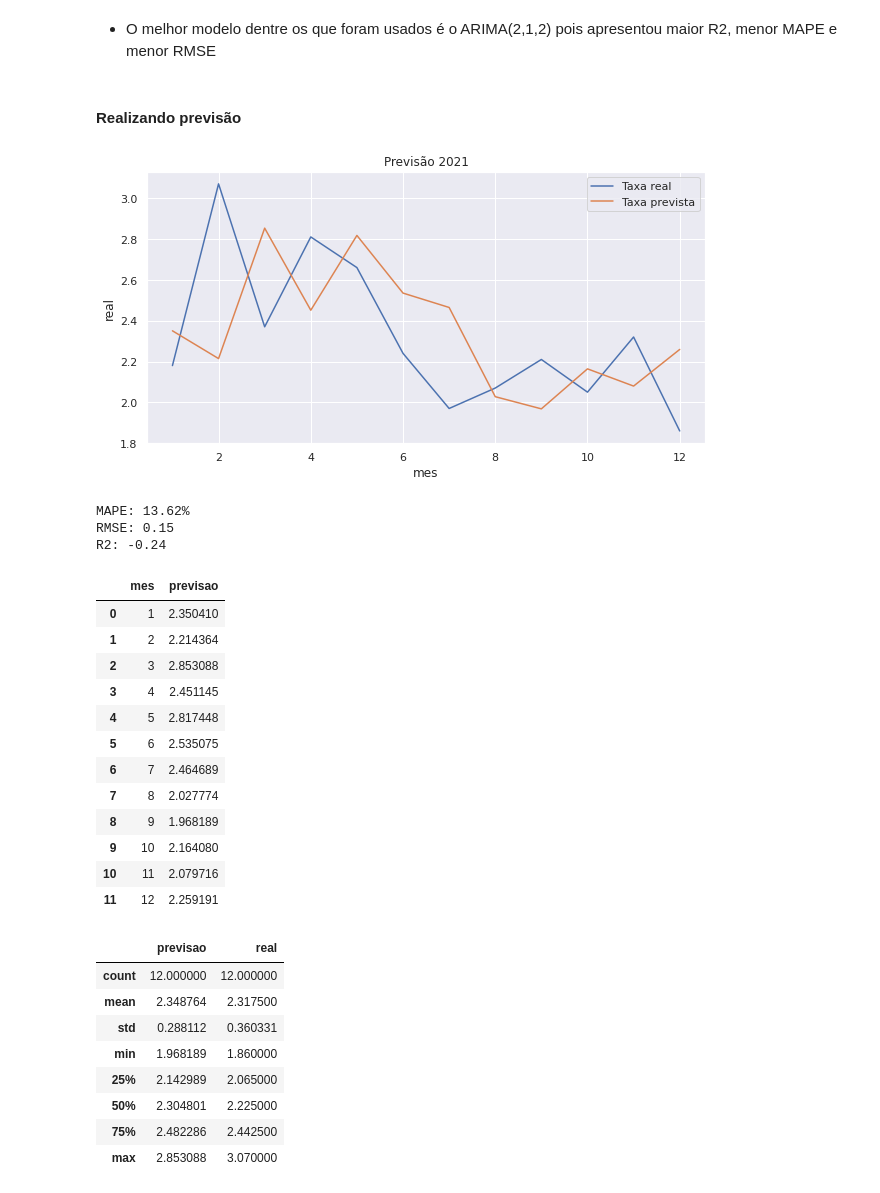
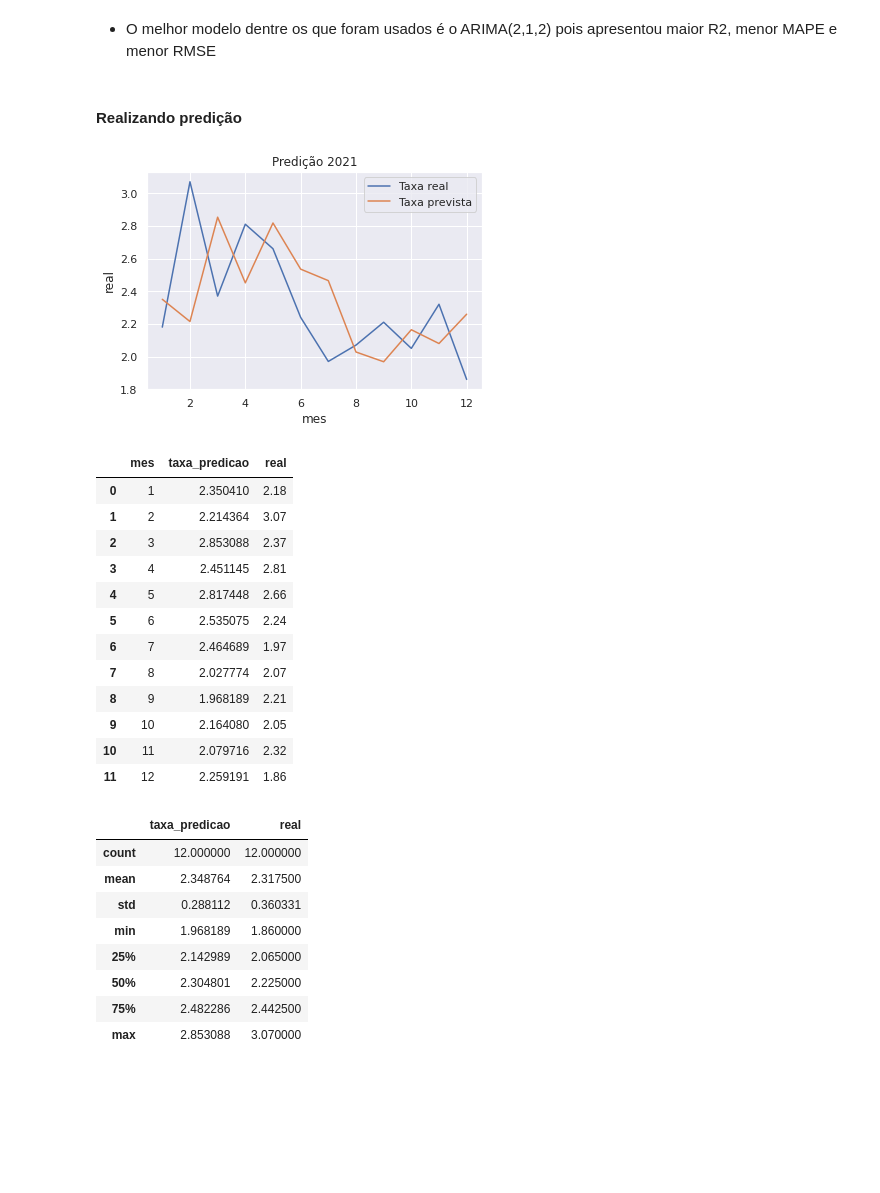
Before and after one commit to danielarruda1000/machine_learn_previsao_letalidade_rj, a Jupyter notebook: TCC.ipynb, the cells around one changed output. Drawn from its saved outputs; the diff is of its cells as text; code cells hidden in the pictures; blank space fills up the shorter version.

```diff
--- a/TCC.ipynb
+++ b/TCC.ipynb
@@ -479,71 +481,68 @@ df_metric
 # %% [markdown]
 * O melhor modelo dentre os que foram usados é o ARIMA(2,1,2) pois apresentou maior R2, menor MAPE e menor RMSE
 # %% [markdown]
-#### Realizando previsão
+#### Realizando predição
 # %%
 previsoes = []
 real = []
 
 for train_range in range(191, 203):
 
   train = df['letalidade_violenta_transformada'][:train_range]
   test = df['letalidade_violenta_transformada'][train_range:].head(1)
 
   arima_model = ARIMA(train, order=(2,1,2))
   model = arima_model.fit()
 
   fc, se, conf = model.forecast(1, alpha=0.05)
   fc_series = pd.Series(fc, index = test.index)
 
   previsoes.append(fc_series.values[0])
   real.append(test.values[0])
 
 # Dataset com as previsoes e valores reais
-validacao = pd.DataFrame({'previsao': previsoes, 'real': real}, columns=['previsao','real'])
+validacao = pd.DataFrame({'taxa_predicao': previsoes, 'real': real}, columns=['taxa_predicao','real'])
 validacao = validacao.reset_index().rename(columns={'index':'mes'})
 validacao['mes']+=1
 
 # Pegando os valores na escala original
 validacao['real'] = inv_boxcox(validacao['real'] , 0)
-validacao['previsao'] = inv_boxcox(validacao['previsao'] , 0)
+validacao['taxa_predicao'] = inv_boxcox(validacao['taxa_predicao'] , 0)
 
 sns.lineplot(data=validacao, x='mes', y='real', label='Taxa real')
-sns.lineplot(data=validacao, x='mes', y='previsao', label='Taxa prevista')
-plt.title('Previsão 2021')
+sns.lineplot(data=validacao, x='mes', y='taxa_predicao', label='Taxa prevista')
+plt.title('Predição 2021')
 plt.show()
 
-mape = mean_absolute_percentage_error(validacao['real'], validacao['previsao'])
-rmse = mean_squared_error(validacao['real'], validacao['previsao'])
-r2 = r2_score(validacao['real'], validacao['previsao'])
+#mape = mean_absolute_percentage_error(validacao['real'], validacao['previsao'])
+#rmse = mean_squared_error(validacao['real'], validacao['previsao'])
+#r2 = r2_score(validacao['real'], validacao['previsao'])
 
-print(f'MAPE: {round(mape*100,2)}%')
-print(f'RMSE: {round(rmse,2)}')
-print(f'R2: {round(r2,2)}')
+#print(f'MAPE: {round(mape*100,2)}%')
+#print(f'RMSE: {round(rmse,2)}')
+#print(f'R2: {round(r2,2)}')
 # %% [output]
-[figure, old version]
+[figure, new version]
-MAPE: 13.62%
-RMSE: 0.15
-R2: -0.24
 # %%
-validacao[['mes', 'previsao']]
+validacao[['mes', 'taxa_predicao', 'real']]
 # %% [output]
-|  | mes | previsao |
-| 0 | 1 | 2.350410 |
-| 1 | 2 | 2.214364 |
-| 2 | 3 | 2.853088 |
-| 3 | 4 | 2.451145 |
-| 4 | 5 | 2.817448 |
-| 5 | 6 | 2.535075 |
-| 6 | 7 | 2.464689 |
-| 7 | 8 | 2.027774 |
-| 8 | 9 | 1.968189 |
-| 9 | 10 | 2.164080 |
-| 10 | 11 | 2.079716 |
-| 11 | 12 | 2.259191 |
+|  | mes | taxa_predicao | real |
+| 0 | 1 | 2.350410 | 2.18 |
+| 1 | 2 | 2.214364 | 3.07 |
+| 2 | 3 | 2.853088 | 2.37 |
+| 3 | 4 | 2.451145 | 2.81 |
+| 4 | 5 | 2.817448 | 2.66 |
+| 5 | 6 | 2.535075 | 2.24 |
+| 6 | 7 | 2.464689 | 1.97 |
+| 7 | 8 | 2.027774 | 2.07 |
+| 8 | 9 | 1.968189 | 2.21 |
+| 9 | 10 | 2.164080 | 2.05 |
+| 10 | 11 | 2.079716 | 2.32 |
+| 11 | 12 | 2.259191 | 1.86 |
 # %%
-validacao[['previsao', 'real']].describe()
+validacao[['taxa_predicao', 'real']].describe()
 # %% [output]
-|  | previsao | real |
+|  | taxa_predicao | real |
 | count | 12.000000 | 12.000000 |
 | mean | 2.348764 | 2.317500 |
 | std | 0.288112 | 0.360331 |
```
Also changed, not shown: parts of 16 cells of this notebook.
